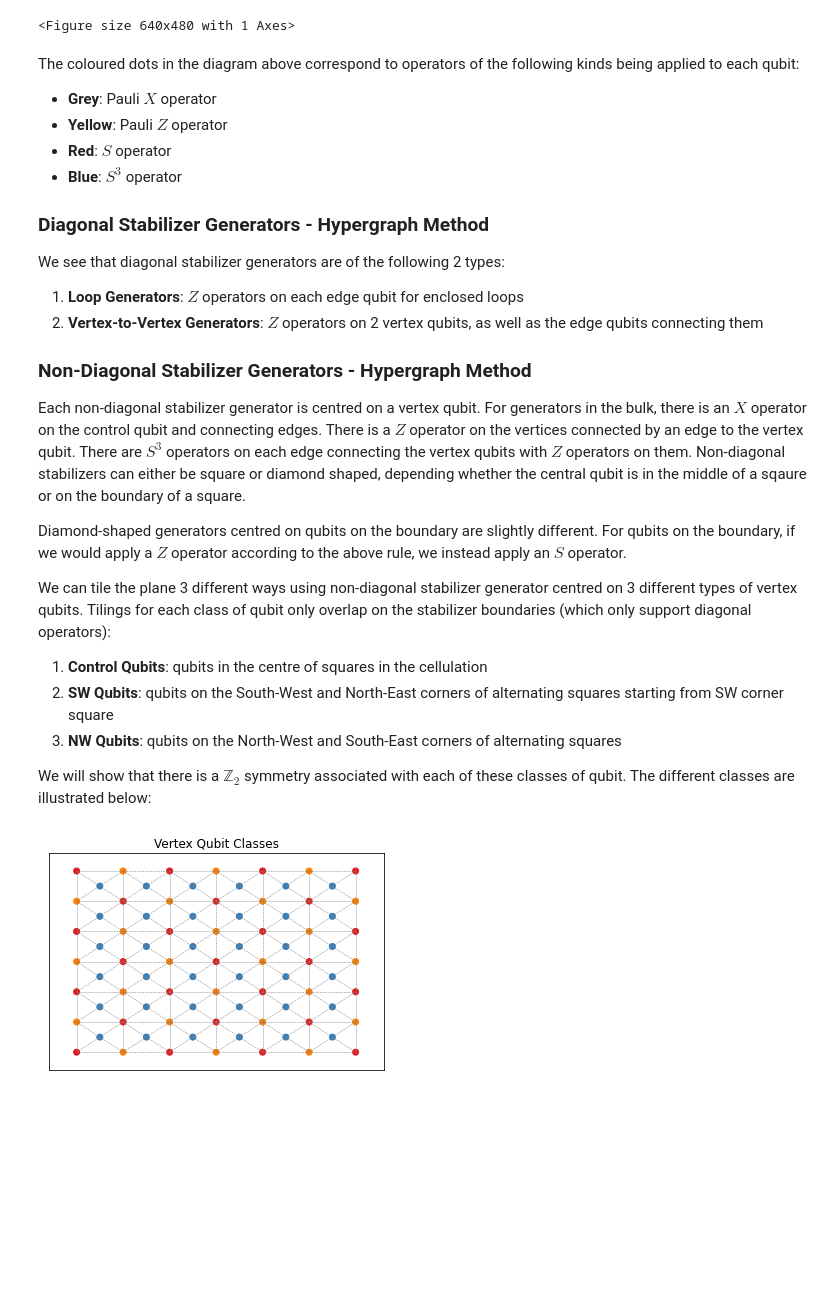
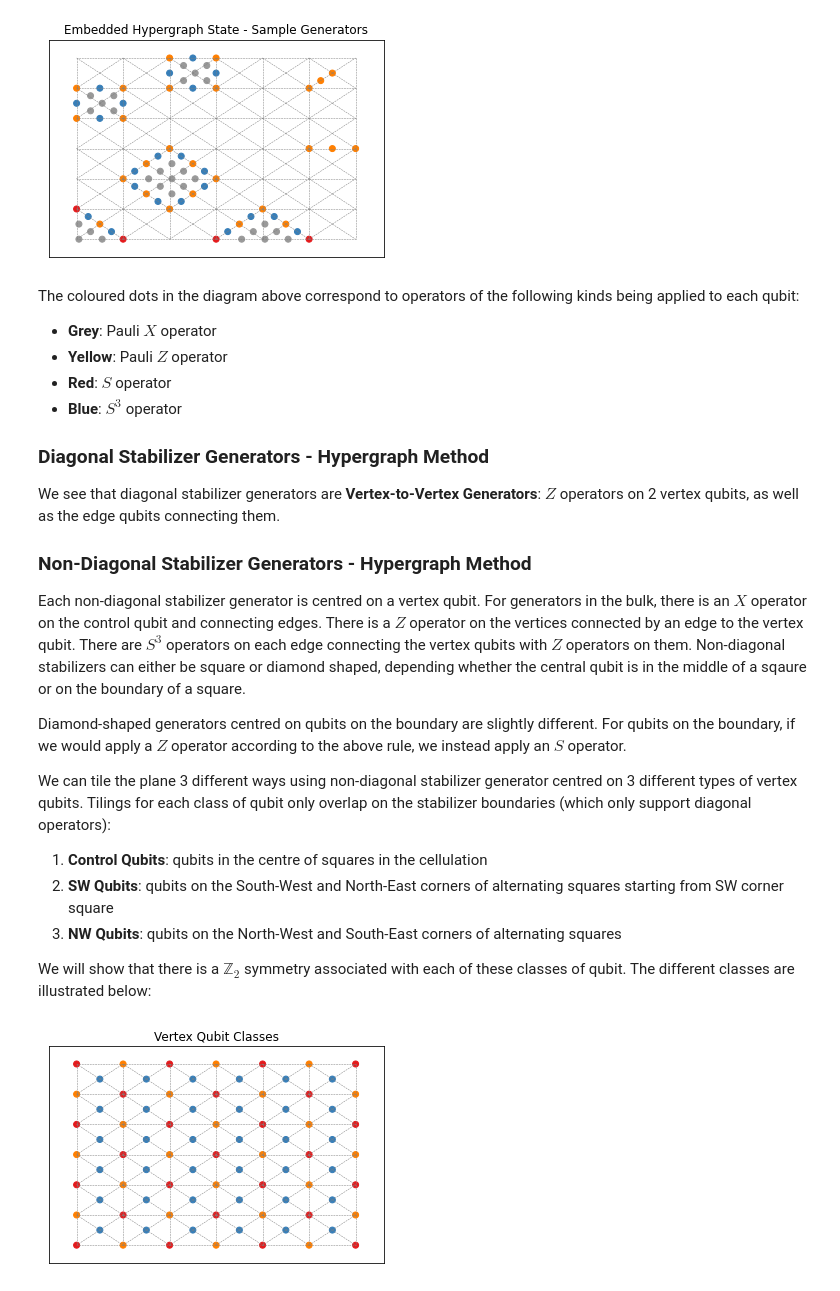
Before and after one commit to m-webster/XPFpackage, a Jupyter notebook: Examples/8.1_union_jack_symmetries.ipynb, the cells around one changed output. Cells and saved outputs as stored; diff of their text form; code cells hidden in the pictures; blank space fills up the shorter version.

```diff
--- a/Examples/8.1_union_jack_symmetries.ipynb
+++ b/Examples/8.1_union_jack_symmetries.ipynb
@@ -29,43 +29,51 @@ from NSpace import *
 from XPAlgebra import *
 from XPCodes import *
 from cellulation import *
+from whg import *
 
 ## to save the plots to file, set save=True
 save = False
 ## If saving, dpi specifies the resolution of the image
 dpi = 120
 ## m is the number of unit cells on each edge
 m = 6
 ## if torus = True, embed onto a torus
 torus = False
 
 #### UNION JACK STATE USING HYPERGRAPH ALGORITHM ####
 ## first make a celluation of the m x m square plane
 o,r,c = (1,1),m,m
 faces = tri_square_plane(o,r,c)
 g = Cellulation(faces)
 if torus:
     g = Torus(g)
 
 ## Union Jack State is defined on each 2D face of the cellulation
 ## The first approach is to define a hypergraph state which has a CCZ on vertices 0,1,2 of each face
 Edges = [(0,1,2)]
 
 ## We apply the hypergraph state to the cellulation to obtain a set of edges and weights
 E,W = applyWeightedGraph(g,Edges)
-## We then create a graphState object from the edges and weights
-GState = graphState(E,W)
-## The graphState object allows us to find the stabilizer generators G, precision N and number of qubits n
-## for an embedded state representing the hypergraph state
-G,N,n = GState.XPCode(),GState.N,GState.n
-g.SX2cell(GState.SXx)
+
+## Convert into CP operator format
+CPList = EW2CP(E,W,2)
+
+## Determine corresponding XP code
+SX,SZ,N = CP2SX(CPList,True)
+G = np.vstack([SX,SZ])
+SXx = XPx(SX)
+g.SX2cell(SXx)
+
 ## We now display a sample of some of the stabilizer generators
-g.display(save=save,dpi=dpi,show_qubits=False,show_operator=[G[0],G[28],G[52],G[11],G[38],G[270],G[148]],title='Embedded Hypergraph State - Sample Generators')
+g.display(save=save,dpi=dpi,show_qubits=False,show_operator=[G[0],G[28],G[52],G[11],G[38],G[284],G[291]],title='Embedded Hypergraph State - Sample Generators')
+## uncomment to save images of all generators into ./images/ folder
+# for A in G:
+#     g.display(save=True,dpi=dpi,show_qubits=False,show_operator=A,title=None)
 
 ## canonical generators
 S1 = CanonicalGenerators(G,N)
 # %% [output]
-<Figure size 640x480 with 1 Axes>
+[figure, added]
 # %% [markdown]
 The coloured dots in the diagram above correspond to operators of the following kinds being applied to each qubit:
 - **Grey**: Pauli $X$ operator
@@ -74,9 +82,7 @@ The coloured dots in the diagram above correspond to operators of the following
 - **Blue**: $S^3$ operator
 
 ### Diagonal Stabilizer Generators - Hypergraph Method
-We see that diagonal stabilizer generators are of the following 2 types:
-1. **Loop Generators**: $Z$ operators on each edge qubit for enclosed loops
-2. **Vertex-to-Vertex Generators**: $Z$ operators on 2 vertex qubits, as well as the edge qubits connecting them
+We see that diagonal stabilizer generators are **Vertex-to-Vertex Generators**: $Z$ operators on 2 vertex qubits, as well as the edge qubits connecting them.
 
 ### Non-Diagonal Stabilizer Generators - Hypergraph Method
 Each non-diagonal stabilizer generator is centred on a vertex qubit. For generators in the bulk, there is an $X$ operator on the control qubit and connecting edges. There is a $Z$ operator on the vertices connected by an edge to the vertex qubit. There are $S^3$ operators on each edge connecting the vertex qubits with $Z$ operators on them. Non-diagonal stabilizers can either be square or diamond shaped, depending whether the central qubit is in the middle of a sqaure or on the boundary of a square.
```
Also changed, not shown: parts of 4 cells of this notebook, 17 other files.
